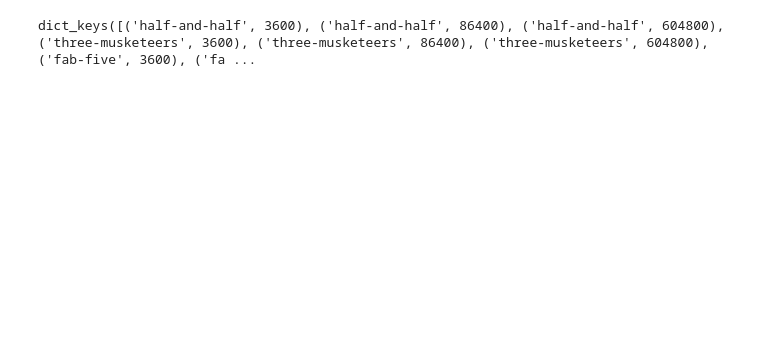
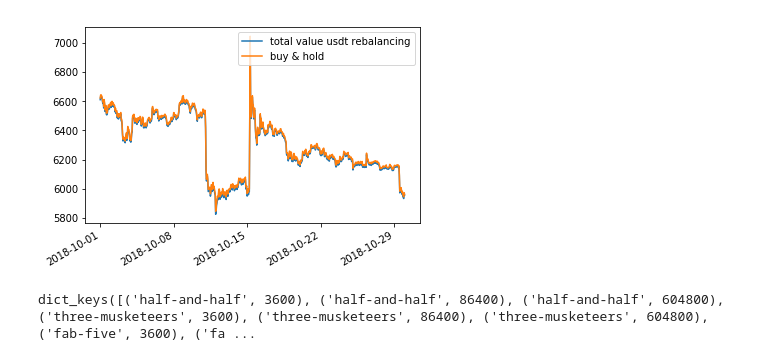
Before and after one commit to IntelligentTrading/clover, a Jupyter notebook: notebooks/comparative_portfolio_evaluation.ipynb, the cells around one changed output. Drawn from its saved outputs; the diff is of its cells as text; code cells hidden in the pictures; blank space fills up the shorter version.

```diff
--- a/notebooks/comparative_portfolio_evaluation.ipynb
+++ b/notebooks/comparative_portfolio_evaluation.ipynb
@@ -79,3 +93,13 @@ print(b.percent_gain_over_benchmark)
+# %%
+chart = b.get_rebalancing_vs_benchmark_dataframe()[
+            ['total_value_usdt_rebalancing', 'total_value_usdt_benchmark']].plot()
+chart.set_xlabel('')
+chart.set_ylabel('')
+chart.legend(['total value usdt rebalancing', 'buy & hold'])
+fig = chart.get_figure()
+fig.savefig('test.svg')
+# %% [output]
+[figure, added]
 # %%
 c._portfolio_backtests.keys()
 # %% [output]
```
Also changed, not shown: parts of 5 cells of this notebook, 7 other files.
